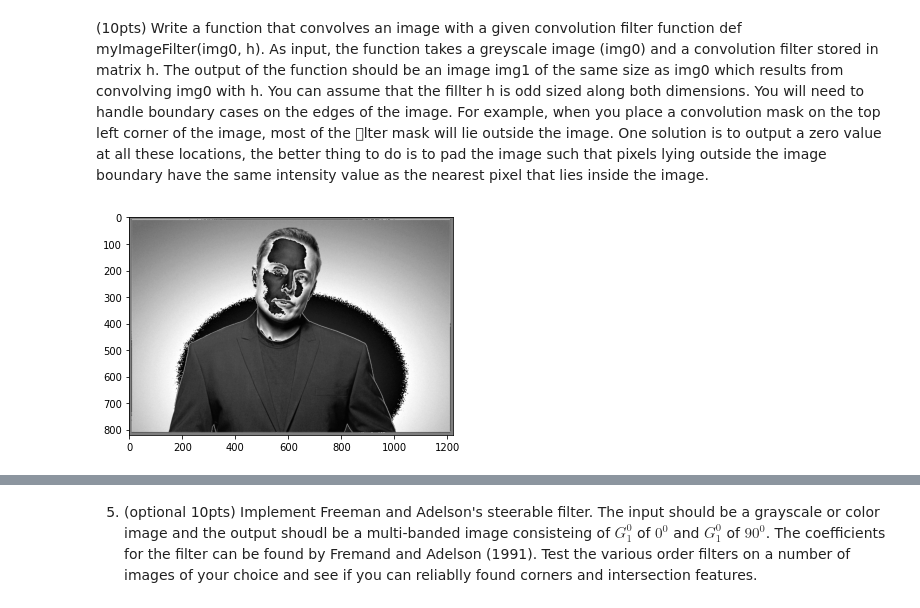
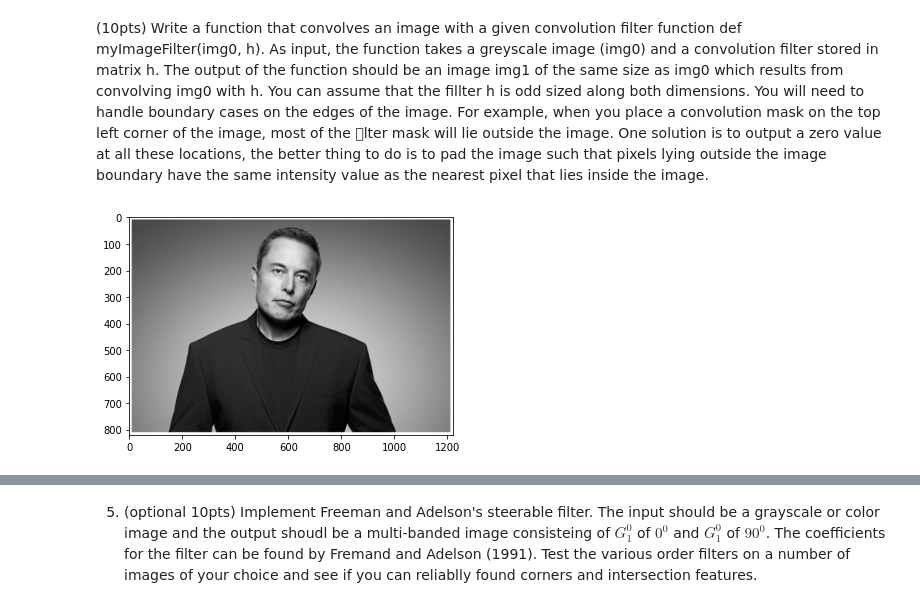
Before and after one commit to twyunting/CSC-676_Computer-Vision, a Jupyter notebook: Homeworks/hw2/CSC-676_HW2_Numpy Exercises 1_YuntingChiu.ipynb, the cells around one changed output, grey strips where cells are left out. Saved outputs shown, nothing was run; the diff lists cells and outputs as text; code cells hidden in the pictures.

```diff
--- a/Homeworks/hw2/CSC-676_HW2_Numpy Exercises 1_YuntingChiu.ipynb
+++ b/Homeworks/hw2/CSC-676_HW2_Numpy Exercises 1_YuntingChiu.ipynb
@@ -535,35 +570,35 @@ plt.imshow(sharpenedVeryBlurredImg, cmap=plt.cm.gray)
 def myImageFilter(img0, h):
   # make sure the input h is 3*3 matrix
   if np.shape(h) != np.shape(np.zeros([3, 3])):
     print("The input h should be 3*3 matrix")
     return
   else:
     # handle the boundaries
     img0 = cv2.copyMakeBorder(imgtest, 10, 10, 10, 10, cv2.BORDER_CONSTANT, value = [255,255,255])
     # X_derivative of Gaussian
     Gx = np.array(h)/8 # dY/dx
     Edged_imgGx = cv2.filter2D(img0, -1, Gx)
 
     # Y_Derivative of Gaussian
     Gy = np.array(h)/8 # dY/dy
     Edged_imgGy = cv2.filter2D(img0, -1, Gy)
 
     # magnitude
     #x = ndimage.convolve(im, Gx)
     x = ndimage.convolve(img0, Gx)
     # Perform y convolution
     y = ndimage.convolve(img0, Gy)
     sobel = np.hypot(x, y)
     sobel= np.asarray(sobel, dtype=np.float64)
     plt.imshow(sobel, cmap='gray')
 
 # output
 imgtest = cv2.imread("unnormalized_image.jpg", 0)
 
 # myImageFilter(imgtest,[[1, 2, 6] ,[2 ,0 ,0]])
-myImageFilter(imgtest, [[1, 2, 3] ,[2 ,0 ,0], [1, 2, 1]])
+myImageFilter(imgtest, [[0, 0, 3] ,[2 ,0 ,0], [0, 0, 0]])
 # %% [output]
-[figure, old version]
+[figure, new version]
 # %%
 test = np.zeros([3, 3])
 print(test)
```
Also changed, not shown: parts of 7 cells of this notebook.
